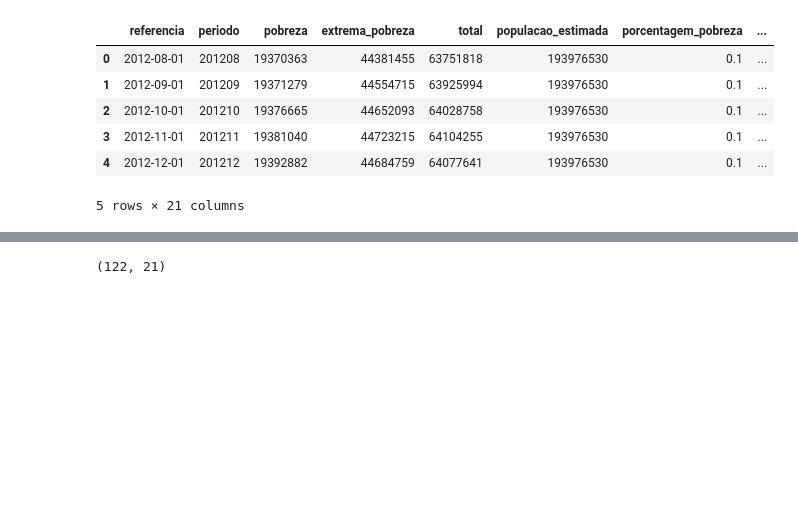
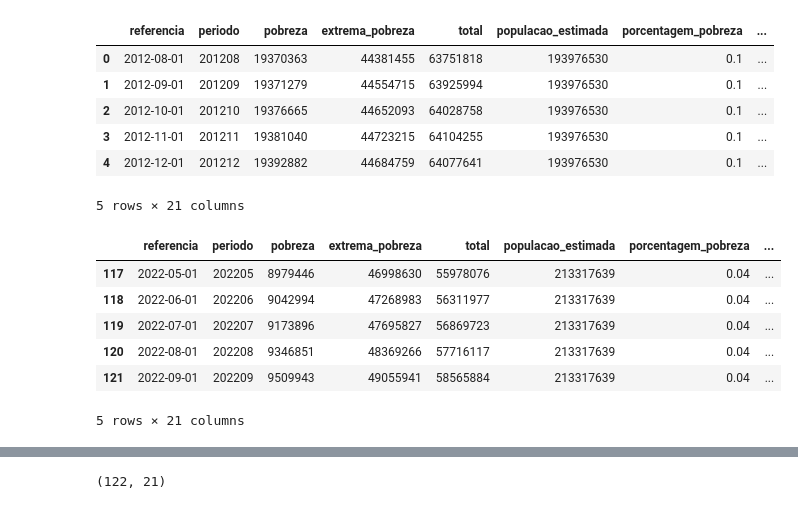
Before and after one commit to jouaraujo/pobreza_kaggle, a Jupyter notebook: pobreza.ipynb, the cells around one changed output, grey strips where cells are left out. Cells and saved outputs as stored; diff of their text form; code cells hidden in the pictures; blank space fills up the shorter version.

```diff
--- a/pobreza.ipynb
+++ b/pobreza.ipynb
@@ -30,6 +38,16 @@ df.head()
 | 3 | 2012-11-01 | 201211 | 19381040 | 44723215 | 64104255 | 193976530 | 0.1 | ... |
 | 4 | 2012-12-01 | 201212 | 19392882 | 44684759 | 64077641 | 193976530 | 0.1 | ... |
 5 rows × 21 columns
+# %%
+df.tail()
+# %% [output]
+|  | referencia | periodo | pobreza | extrema_pobreza | total | populacao_estimada | porcentagem_pobreza | ... |
+| 117 | 2022-05-01 | 202205 | 8979446 | 46998630 | 55978076 | 213317639 | 0.04 | ... |
+| 118 | 2022-06-01 | 202206 | 9042994 | 47268983 | 56311977 | 213317639 | 0.04 | ... |
+| 119 | 2022-07-01 | 202207 | 9173896 | 47695827 | 56869723 | 213317639 | 0.04 | ... |
+| 120 | 2022-08-01 | 202208 | 9346851 | 48369266 | 57716117 | 213317639 | 0.04 | ... |
+| 121 | 2022-09-01 | 202209 | 9509943 | 49055941 | 58565884 | 213317639 | 0.04 | ... |
+5 rows × 21 columns
 # %%
 df.dtypes
 # %% [output]
```
Also changed, not shown: parts of 6 cells of this notebook.
